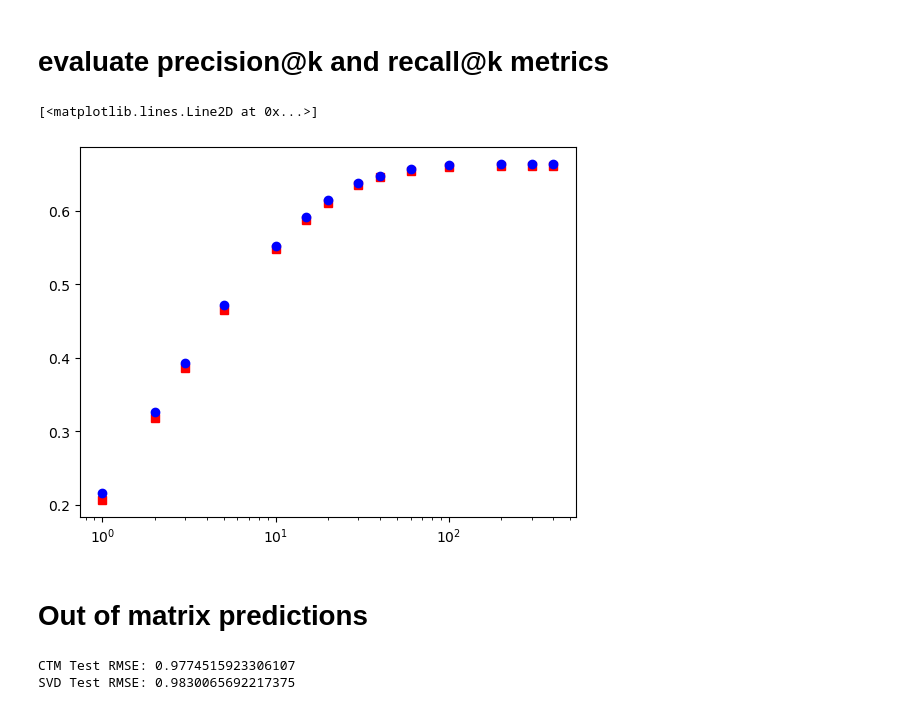
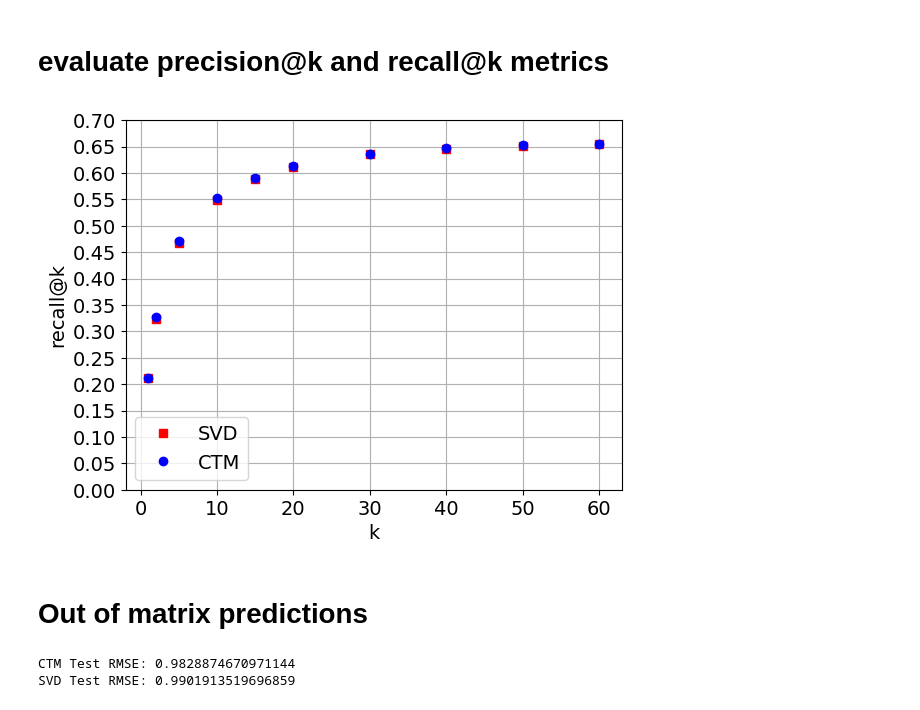
Before and after one commit to nfasano/movie_recsys, a Jupyter notebook: recsys_collab_based/model_prototype.ipynb, the cells around one changed output. Cells and saved outputs as stored; diff of their text form; code cells hidden in the pictures.

```diff
--- a/recsys_collab_based/model_prototype.ipynb
+++ b/recsys_collab_based/model_prototype.ipynb
@@ -176,7 +176,7 @@ data = Dataset.load_from_df(df_training, reader)
 n_epochs = [80]
 reg_all = [0.08]
 lr_all = [0.005]
-reg_theta = [0, 0.1, 0.2, 0.3]
+reg_theta = [0.2]
 
 cv = 3
 param_grid = {"n_epochs": n_epochs, "lr_all": lr_all, "reg_all": reg_all, "reg_theta": reg_theta}
@@ -240,24 +239,34 @@ SVD Test RMSE: 0.8596016081609268
 # %%
 predictions_CTM = algoCTM.test(testset)
 predictions_SVD = algoSVD.test(testset)
-num_k = [1, 2, 3, 5, 10, 15, 20, 30, 40, 60, 100, 200, 300, 400]
-recall_CTM = np.zeros((len(num_k),))
-recall_SVD = np.zeros((len(num_k),))
+num_k = [1, 2, 5, 10, 15, 20, 30, 40, 50, 60]
+recall_CTM_in_matrix = np.zeros((len(num_k),))
+recall_SVD_in_matrix = np.zeros((len(num_k),))
 for j, kk in enumerate(num_k):
     _, recalls = precision_recall_at_k(predictions_CTM, k=kk, threshold=3.5)
-    recall_CTM[j] = sum(rec for rec in recalls.values()) / len(recalls)
+    recall_CTM_in_matrix[j] = sum(rec for rec in recalls.values()) / len(recalls)
 
     _, recalls = precision_recall_at_k(predictions_SVD, k=kk, threshold=3.5)
-    recall_SVD[j] = sum(rec for rec in recalls.values()) / len(recalls)
+    recall_SVD_in_matrix[j] = sum(rec for rec in recalls.values()) / len(recalls)
 
 
+plt.rcParams.update({'font.size': 14})
 fig, ax = plt.subplots(1, 1)
 
-plt.semilogx(num_k, recall_SVD, 'rs')
-plt.semilogx(num_k, recall_CTM, 'bo')
+plt.plot(num_k, recall_SVD_in_matrix, 'rs', label='SVD')
+plt.plot(num_k, recall_CTM_in_matrix, 'bo', label='CTM')
+plt.xlabel('k')
+plt.ylabel('recall@k')
+plt.legend()
+plt.grid(True)
+plt.ylim([0, .7])
+plt.yticks(ticks=np.linspace(0,.7,15));
+
+fig.figure.savefig(
+    "ctm_model_eval\\recall_at_k_in_matrix.png", dpi=400, bbox_inches="tight"
+)
 # %% [output]
-[<matplotlib.lines.Line2D at 0x...>]
-[figure, old version]
+[figure, new version]
 # %% [markdown]
 # Out of matrix predictions
 # %%
@@ -300,8 +309,8 @@ algoSVD.fit(trainset)
  # return global mean of training set plus user-specific bias
 print(f'SVD Test RMSE: {rmse(algoSVD.test(testset), verbose=False)}')
 # %% [output]
-CTM Test RMSE: 0.9774515923306107
-SVD Test RMSE: 0.9830065692217375
+CTM Test RMSE: 0.9828874670971144
+SVD Test RMSE: 0.9901913519696859
 # %%
 predictions_CTM = algoCTM.test(testset)
 predictions_SVD = algoSVD.test(testset)
```
Also changed, not shown: parts of 3 cells of this notebook, 5 other files.
